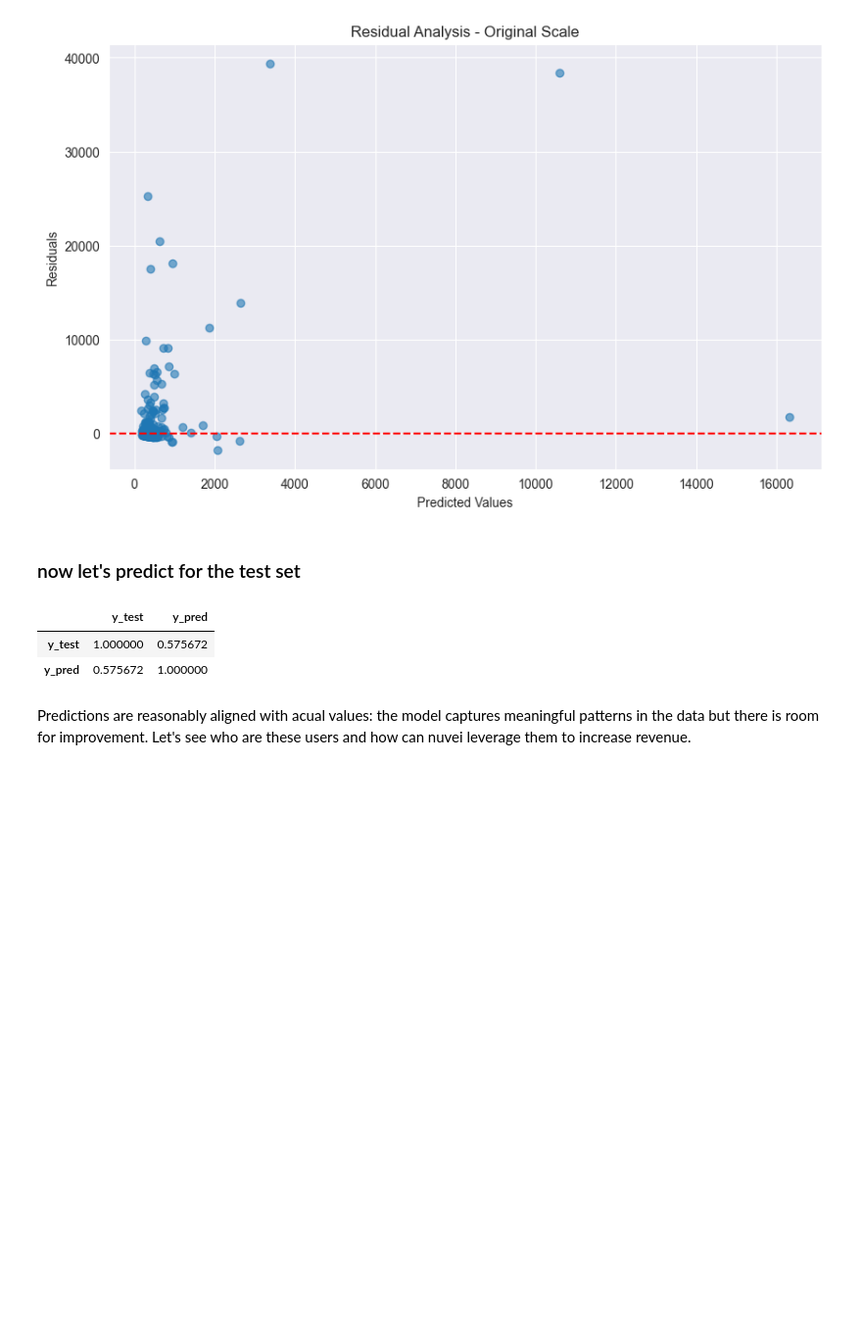
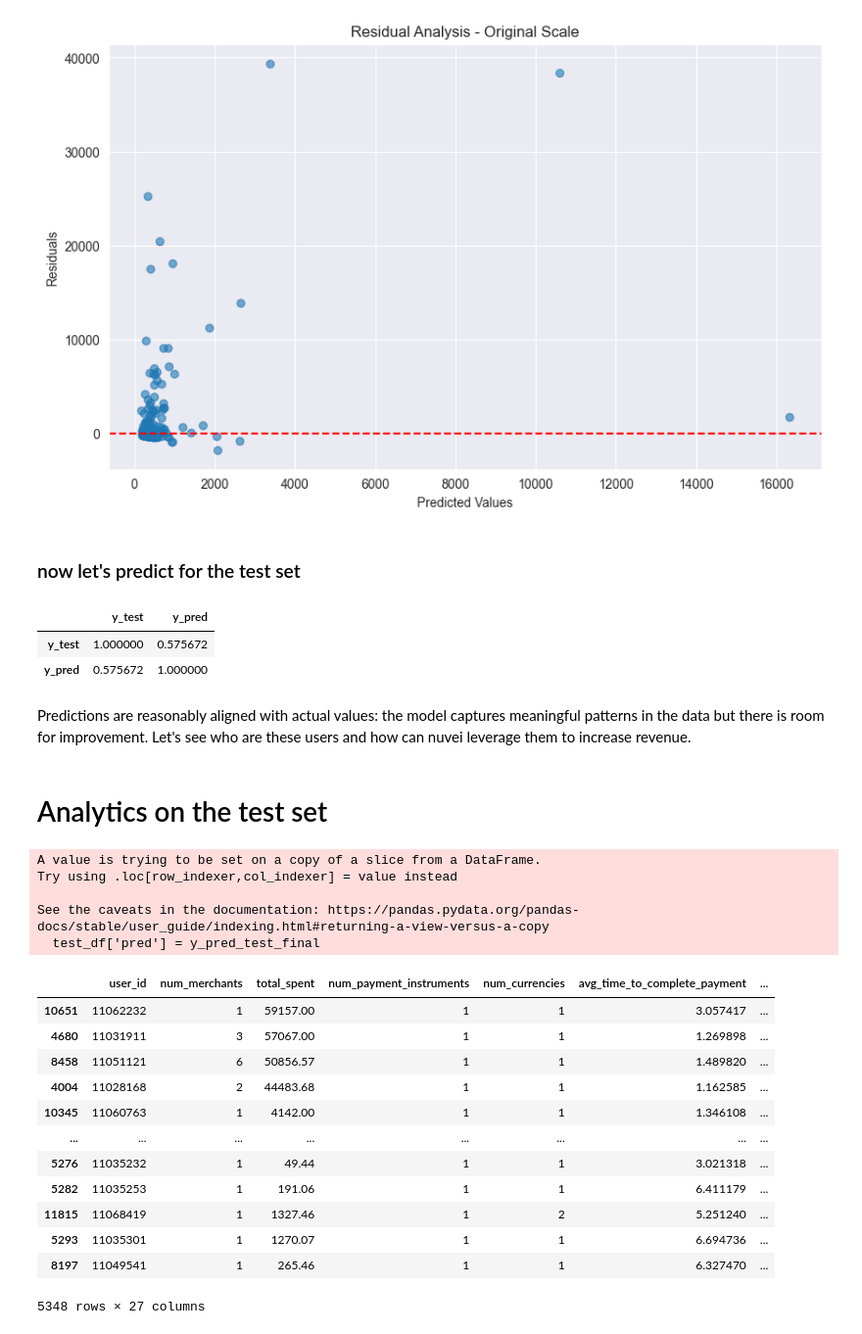
Before and after one commit to gioiablayer96/data-wizard-gioia, a Jupyter notebook: Home_Assignments/Nuvei_home_assignment/nuvei_home_assignment_gioia_blayer.ipynb, the cells around one changed output. Shown at 98% size. Saved outputs shown, nothing was run; the diff lists cells and outputs as text; code cells hidden in the pictures; blank space fills up the shorter version.

Commit message:
nuvei home assignment complete pipeline and test insights

```diff
--- a/Home_Assignments/Nuvei_home_assignment/nuvei_home_assignment_gioia_blayer.ipynb
+++ b/Home_Assignments/Nuvei_home_assignment/nuvei_home_assignment_gioia_blayer.ipynb
@@ -2997,4 +2997,31 @@ df_test_final.corr()
 | y_test | 1.000000 | 0.575672 |
 | y_pred | 0.575672 | 1.000000 |
 # %% [markdown]
-Predictions are reasonably aligned with acual values: the model captures meaningful patterns in the data but there is room for improvement. Let's see who are these users and how can nuvei leverage them to increase revenue.
+Predictions are reasonably aligned with actual values: the model captures meaningful patterns in the data but there is room for improvement. Let's see who are these users and how can nuvei leverage them to increase revenue.
+# %% [markdown]
+# Analytics on the test set
+# %%
+test_df = final_dataset[final_dataset.index.isin(X_test.index)]
+test_df['pred'] = y_pred_test_final
+# %% [output]
+A value is trying to be set on a copy of a slice from a DataFrame.
+Try using .loc[row_indexer,col_indexer] = value instead
+
+See the caveats in the documentation: https://pandas.pydata.org/pandas-docs/stable/user_guide/indexing.html#returning-a-view-versus-a-copy
+  test_df['pred'] = y_pred_test_final
+# %%
+test_df.sort_values(by='pred', ascending=False)
+# %% [output]
+|  | user_id | num_merchants | total_spent | num_payment_instruments | num_currencies | avg_time_to_complete_payment | ... |
+| 10651 | 11062232 | 1 | 59157.00 | 1 | 1 | 3.057417 | ... |
+| 4680 | 11031911 | 3 | 57067.00 | 1 | 1 | 1.269898 | ... |
+| 8458 | 11051121 | 6 | 50856.57 | 1 | 1 | 1.489820 | ... |
+| 4004 | 11028168 | 2 | 44483.68 | 1 | 1 | 1.162585 | ... |
+| 10345 | 11060763 | 1 | 4142.00 | 1 | 1 | 1.346108 | ... |
+| ... | ... | ... | ... | ... | ... | ... | ... |
+| 5276 | 11035232 | 1 | 49.44 | 1 | 1 | 3.021318 | ... |
+| 5282 | 11035253 | 1 | 191.06 | 1 | 1 | 6.411179 | ... |
+| 11815 | 11068419 | 1 | 1327.46 | 1 | 2 | 5.251240 | ... |
+| 5293 | 11035301 | 1 | 1270.07 | 1 | 1 | 6.694736 | ... |
+| 8197 | 11049541 | 1 | 265.46 | 1 | 1 | 6.327470 | ... |
+5348 rows × 27 columns
```
Also changed, not shown: parts of 16 cells of this notebook.
